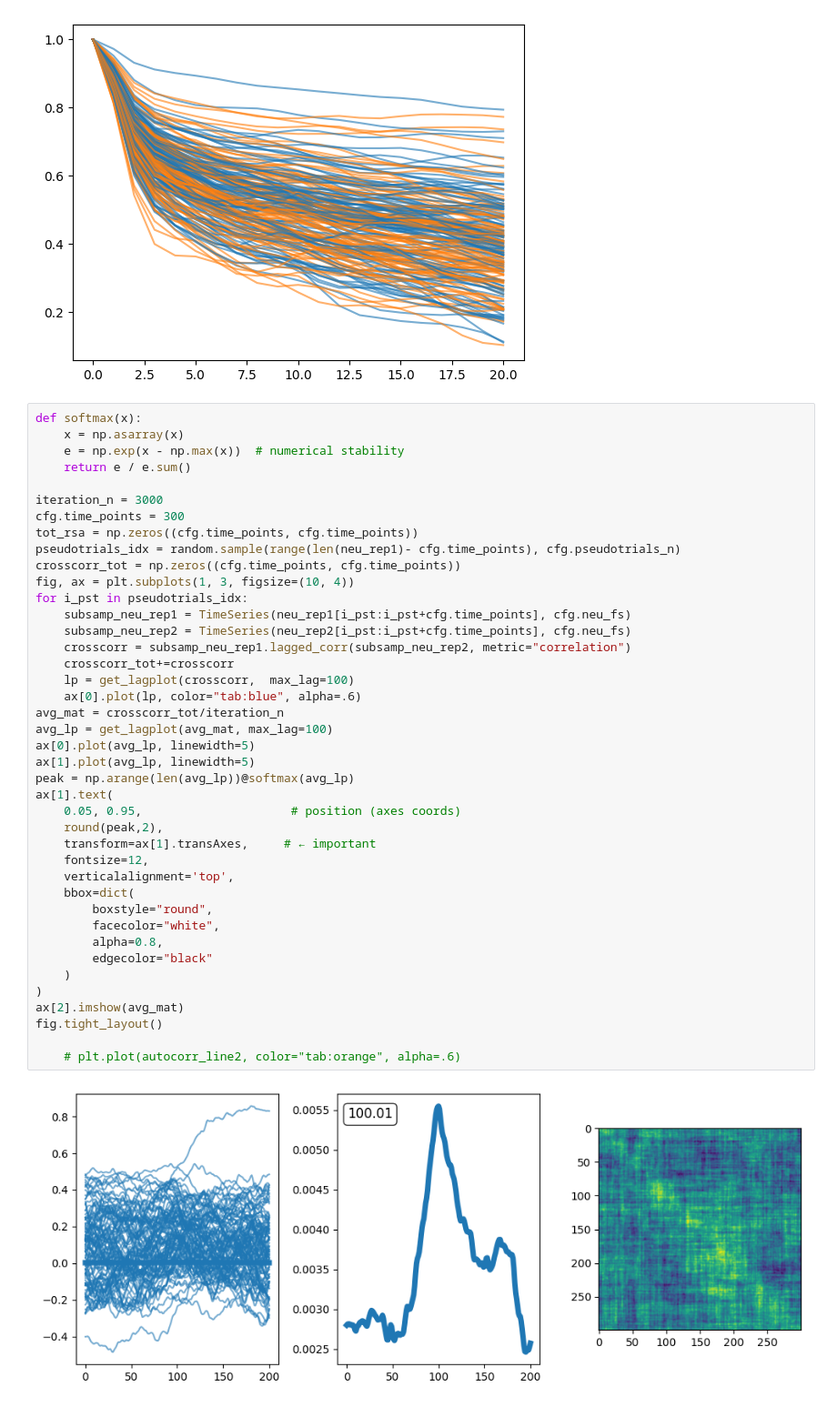
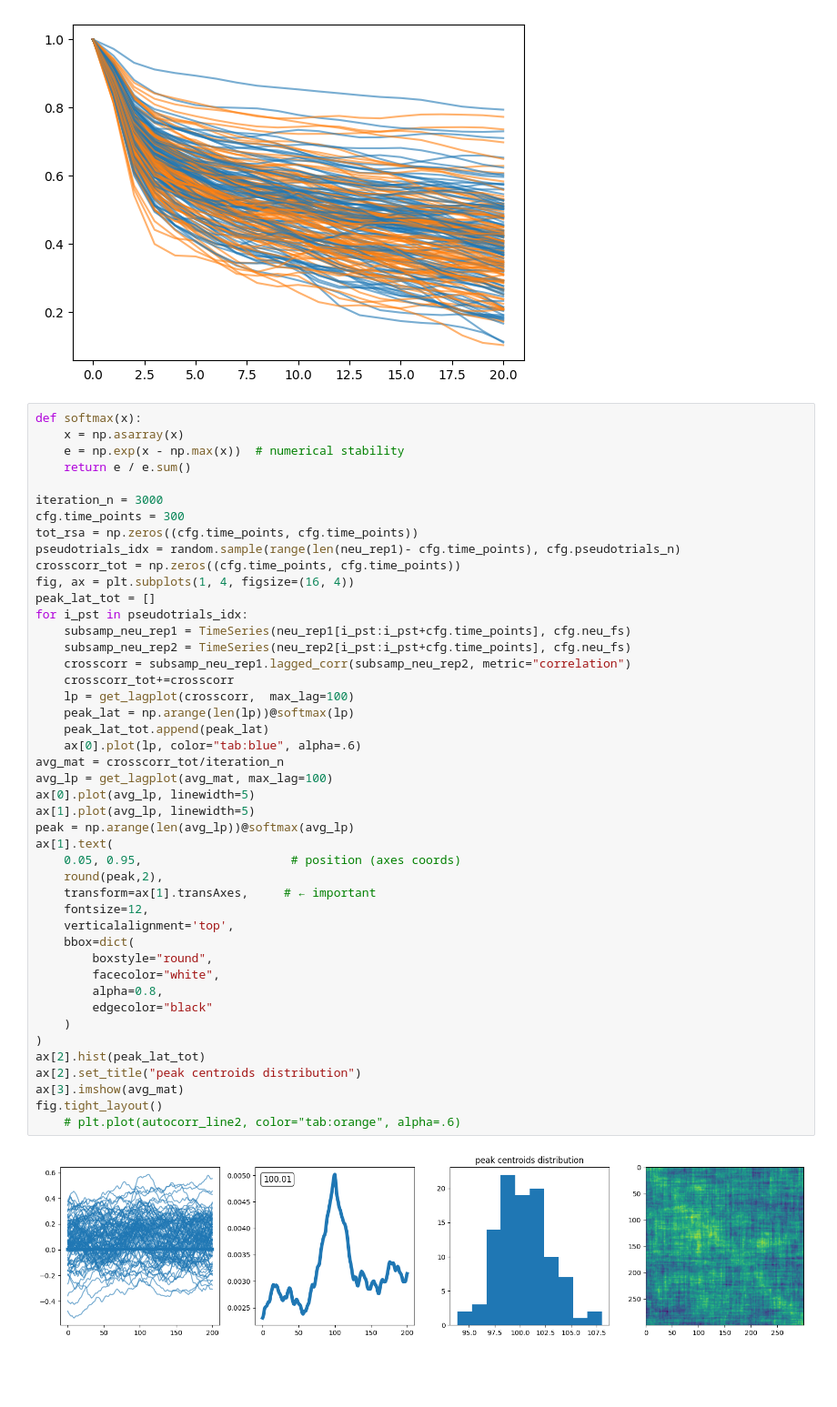
Before and after one commit to TizianoCausin01/project1917-26, a Jupyter notebook: python_scripts/scripts/cross_correlation_dev.ipynb, the cells around one changed output. Shown at 91% size. Drawn from its saved outputs; the diff is of its cells as text; blank space fills up the shorter version.

```diff
--- a/python_scripts/scripts/cross_correlation_dev.ipynb
+++ b/python_scripts/scripts/cross_correlation_dev.ipynb
@@ -58,35 +58,39 @@ cfg.time_points = 300
 tot_rsa = np.zeros((cfg.time_points, cfg.time_points))
 pseudotrials_idx = random.sample(range(len(neu_rep1)- cfg.time_points), cfg.pseudotrials_n)
 crosscorr_tot = np.zeros((cfg.time_points, cfg.time_points))
-fig, ax = plt.subplots(1, 3, figsize=(10, 4))
+fig, ax = plt.subplots(1, 4, figsize=(16, 4))
+peak_lat_tot = []
 for i_pst in pseudotrials_idx:
     subsamp_neu_rep1 = TimeSeries(neu_rep1[i_pst:i_pst+cfg.time_points], cfg.neu_fs)
     subsamp_neu_rep2 = TimeSeries(neu_rep2[i_pst:i_pst+cfg.time_points], cfg.neu_fs)
     crosscorr = subsamp_neu_rep1.lagged_corr(subsamp_neu_rep2, metric="correlation")
     crosscorr_tot+=crosscorr
     lp = get_lagplot(crosscorr,  max_lag=100)
+    peak_lat = np.arange(len(lp))@softmax(lp)
+    peak_lat_tot.append(peak_lat)
     ax[0].plot(lp, color="tab:blue", alpha=.6)
 avg_mat = crosscorr_tot/iteration_n
 avg_lp = get_lagplot(avg_mat, max_lag=100)
 ax[0].plot(avg_lp, linewidth=5)
 ax[1].plot(avg_lp, linewidth=5)
 peak = np.arange(len(avg_lp))@softmax(avg_lp)
 ax[1].text(
     0.05, 0.95,                     # position (axes coords)
     round(peak,2),
     transform=ax[1].transAxes,     # ← important
     fontsize=12,
     verticalalignment='top',
     bbox=dict(
         boxstyle="round",
         facecolor="white",
         alpha=0.8,
         edgecolor="black"
     )
 )
-ax[2].imshow(avg_mat)
+ax[2].hist(peak_lat_tot)
+ax[2].set_title("peak centroids distribution")
+ax[3].imshow(avg_mat)
 fig.tight_layout()
-
     # plt.plot(autocorr_line2, color="tab:orange", alpha=.6)
 # %% [output]
-[figure, old version]
+[figure, new version]
```
